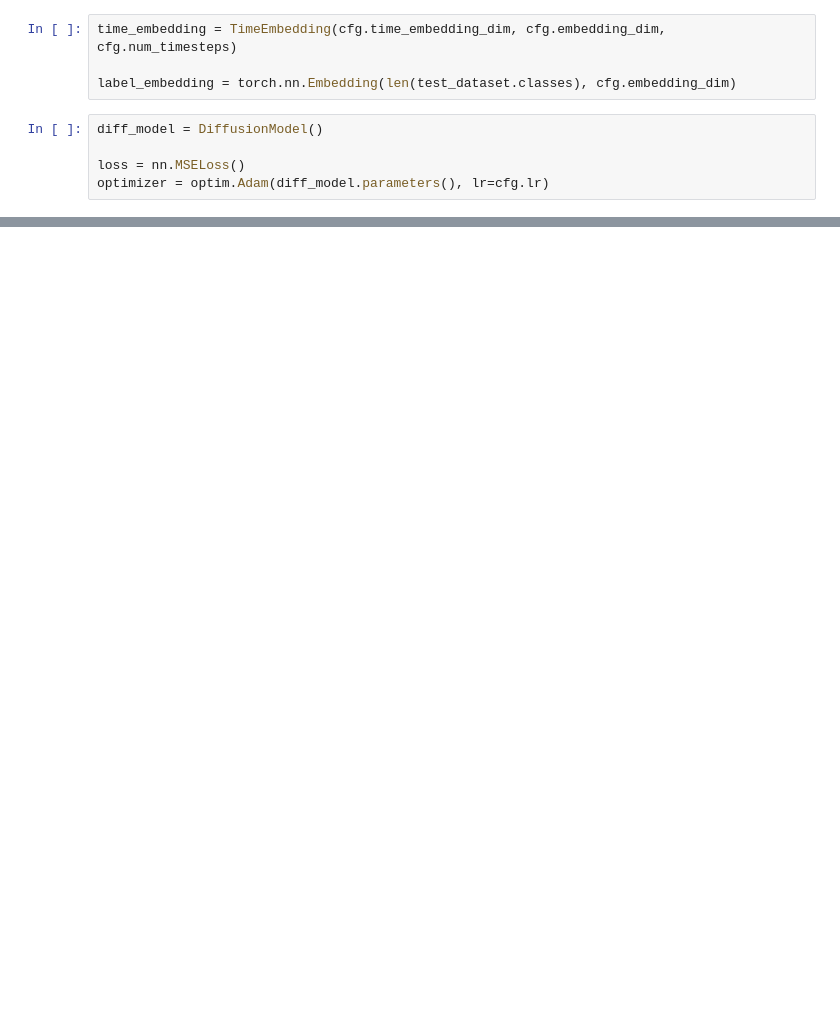
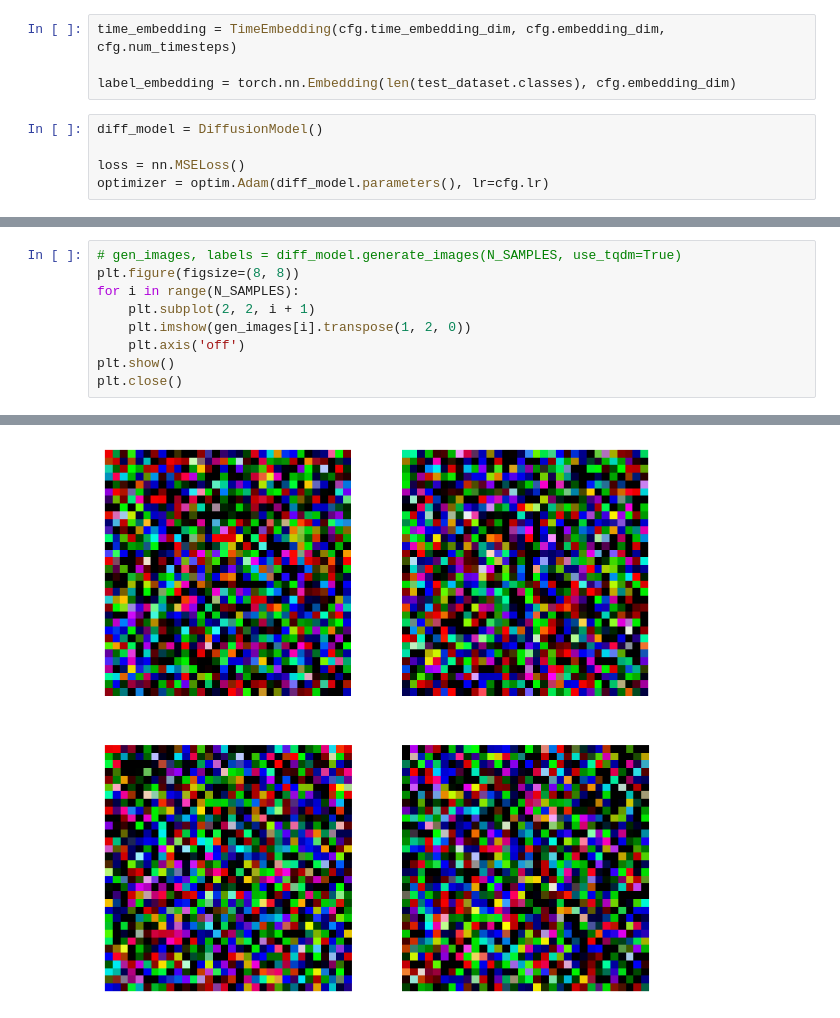
Before and after one commit to Akshat-Shu/Denoising-Diffusion-with-PixelCNN, a Jupyter notebook: main.ipynb, the cells around one changed output, grey strips where cells are left out. Cells and saved outputs as stored; diff of their text form; blank space fills up the shorter version.

```diff
--- a/main.ipynb
+++ b/main.ipynb
@@ -123,0 +132,10 @@ Error:
+# %%
+# gen_images, labels = diff_model.generate_images(N_SAMPLES, use_tqdm=True)
+plt.figure(figsize=(8, 8))
+for i in range(N_SAMPLES):
+    plt.subplot(2, 2, i + 1)
+    plt.imshow(gen_images[i].transpose(1, 2, 0))
+    plt.axis('off')
+plt.show()
+plt.close()
+# %% [output]
@@ -123,0 +146 @@ Error:
+[figure, added]
```
Also changed, not shown: parts of 8 cells of this notebook.
